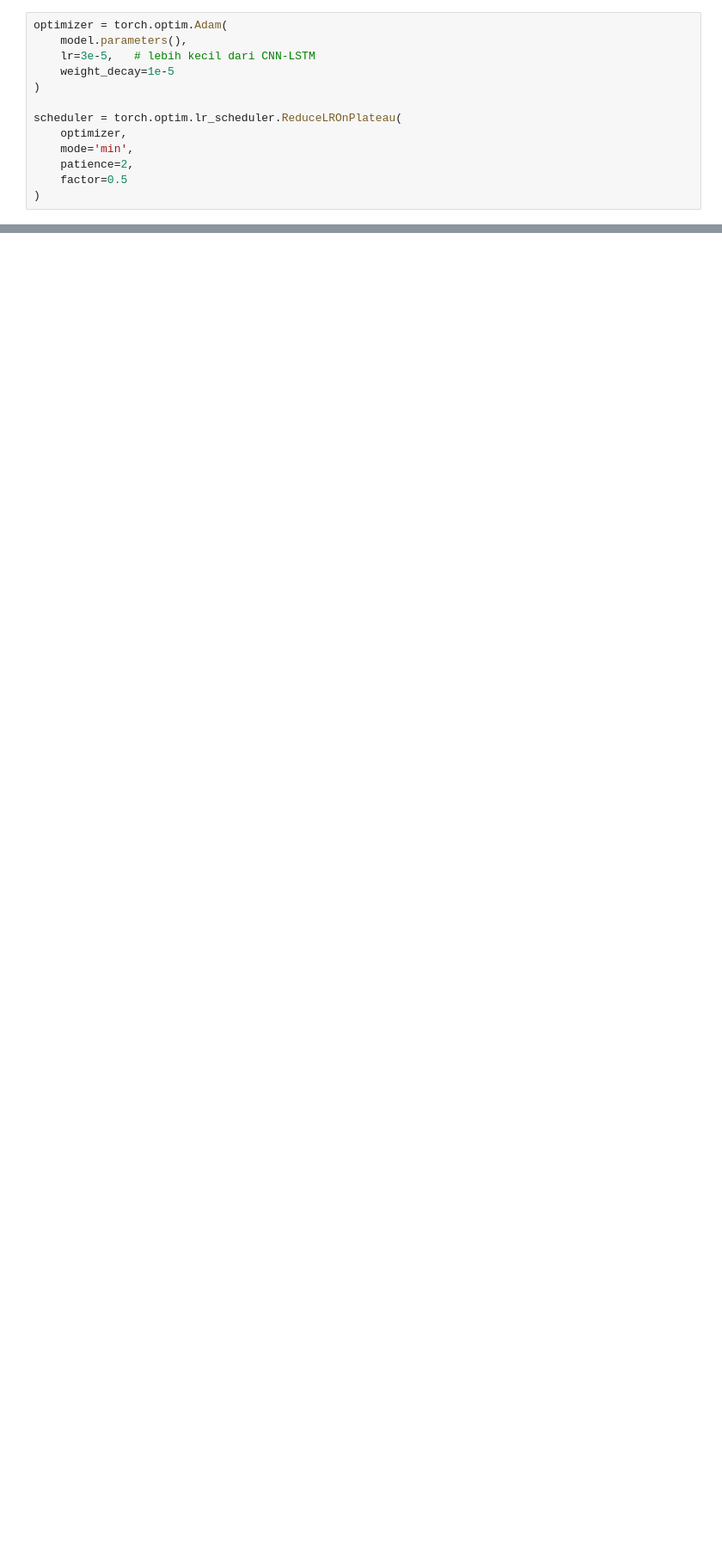
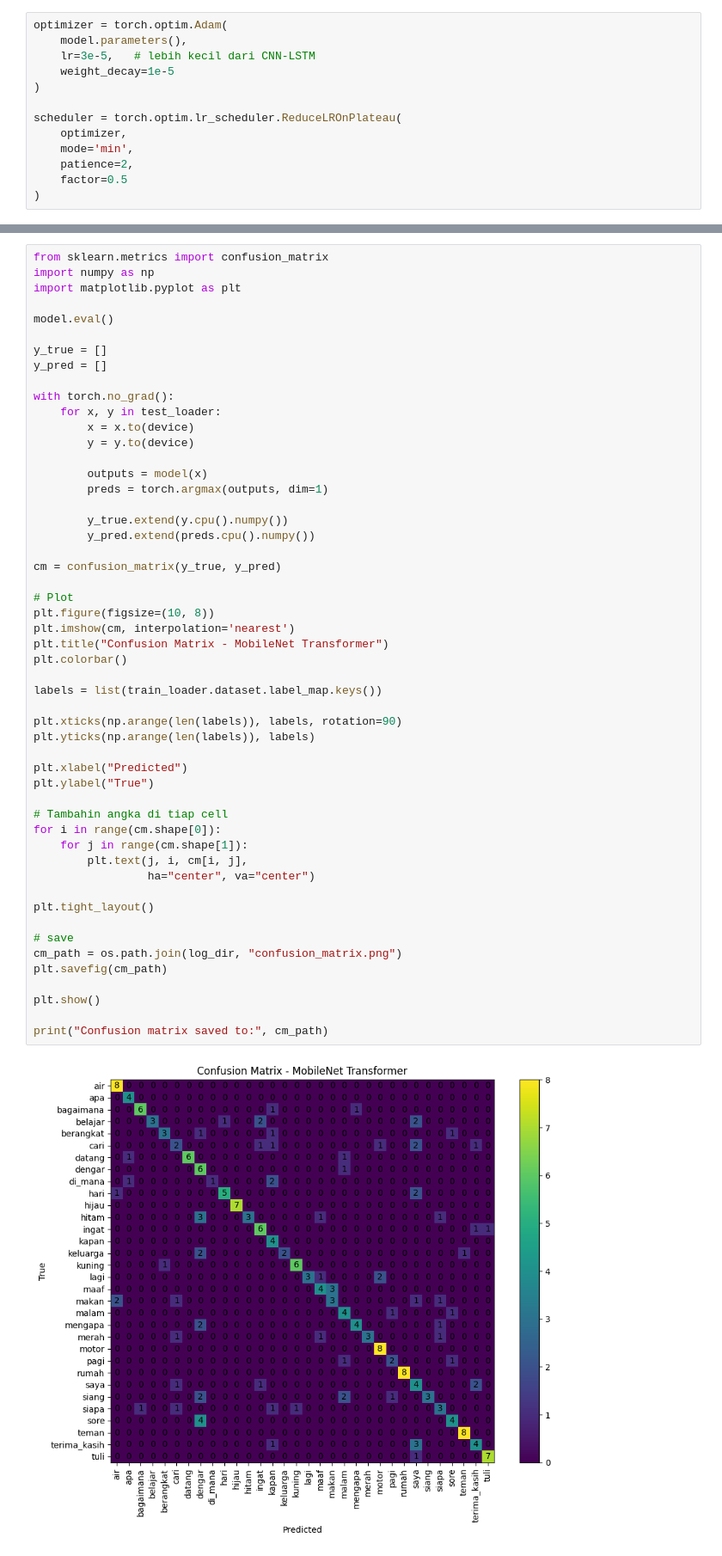
Before and after one commit to TottAditS/SignComparisonCNN, a Jupyter notebook: train/train_mobile_net.ipynb, the cells around one changed output, grey strips where cells are left out. Shown at 86% size. Cells and saved outputs as stored; diff of their text form; blank space fills up the shorter version.

Commit message:
Train MobileNet and Resnet done

```diff
--- a/train/train_mobile_net.ipynb
+++ b/train/train_mobile_net.ipynb
@@ -223,0 +320,54 @@ metrics = evaluate(model, test_loader, device, save_path=report_path)
+# %%
+from sklearn.metrics import confusion_matrix
+import numpy as np
+import matplotlib.pyplot as plt
+
+model.eval()
+
+y_true = []
+y_pred = []
+
+with torch.no_grad():
+    for x, y in test_loader:
+        x = x.to(device)
+        y = y.to(device)
+
+        outputs = model(x)
+        preds = torch.argmax(outputs, dim=1)
+
+        y_true.extend(y.cpu().numpy())
+        y_pred.extend(preds.cpu().numpy())
+
+cm = confusion_matrix(y_true, y_pred)
+
+# Plot
+plt.figure(figsize=(10, 8))
+plt.imshow(cm, interpolation='nearest')
+plt.title("Confusion Matrix - MobileNet Transformer")
+plt.colorbar()
+
+labels = list(train_loader.dataset.label_map.keys())
+
+plt.xticks(np.arange(len(labels)), labels, rotation=90)
+plt.yticks(np.arange(len(labels)), labels)
+
+plt.xlabel("Predicted")
+plt.ylabel("True")
+
+# Tambahin angka di tiap cell
+for i in range(cm.shape[0]):
+    for j in range(cm.shape[1]):
+        plt.text(j, i, cm[i, j],
+                 ha="center", va="center")
+
+plt.tight_layout()
+
+# save
+cm_path = os.path.join(log_dir, "confusion_matrix.png")
+plt.savefig(cm_path)
+
+plt.show()
+
+print("Confusion matrix saved to:", cm_path)
+# %% [output]
+[figure, added]
```
Also changed, not shown: parts of 3 cells of this notebook, 26 other files.
